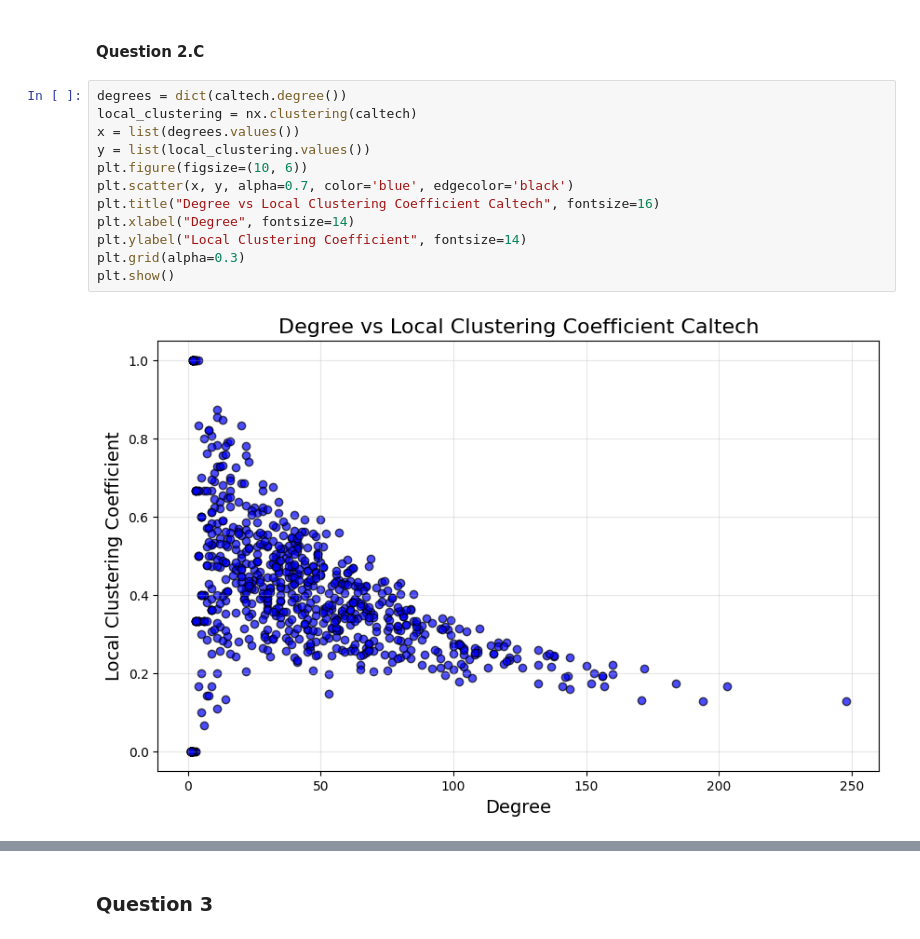
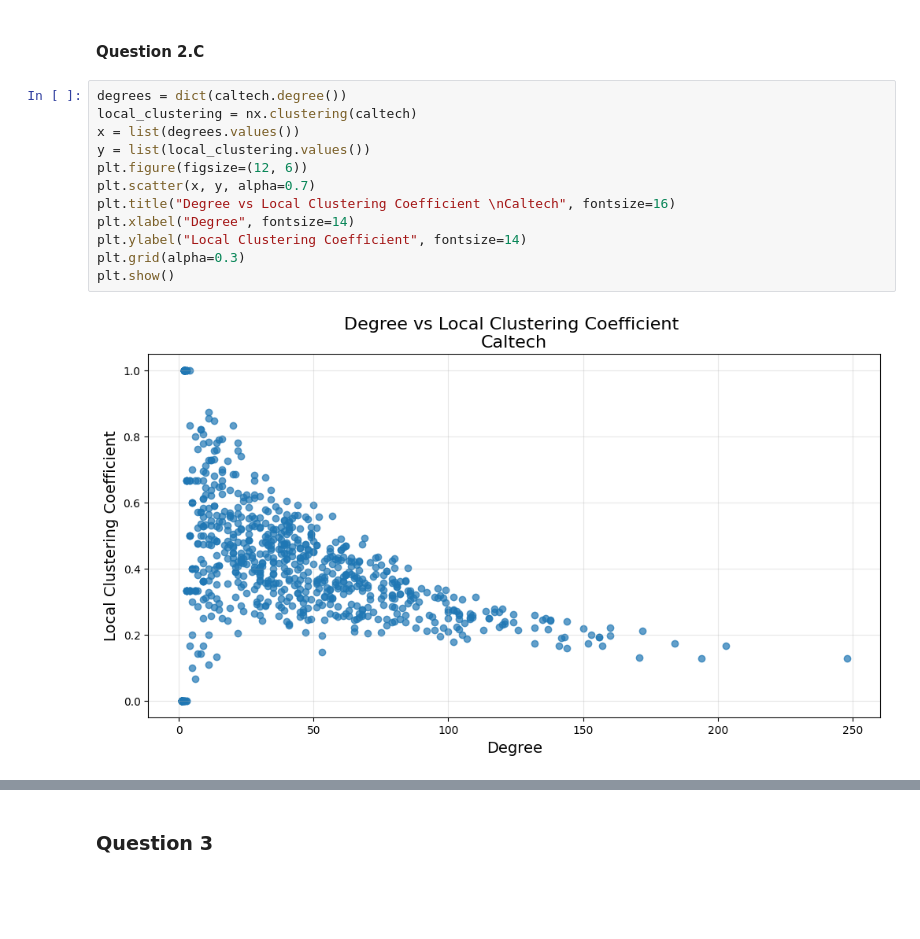
Before and after one commit to Hugo-NGN/Network-Analysis, a Jupyter notebook: Network_project.ipynb, the cells around one changed output, grey strips where cells are left out. Saved outputs shown, nothing was run; the diff lists cells and outputs as text; blank space fills up the shorter version.

```diff
--- a/Network_project.ipynb
+++ b/Network_project.ipynb
@@ -108,17 +109,17 @@ Johns Hopkins :
 # %%
 degrees = dict(caltech.degree())
 local_clustering = nx.clustering(caltech)
 x = list(degrees.values())
 y = list(local_clustering.values())
-plt.figure(figsize=(10, 6))
-plt.scatter(x, y, alpha=0.7, color='blue', edgecolor='black')
-plt.title("Degree vs Local Clustering Coefficient Caltech", fontsize=16)
+plt.figure(figsize=(12, 6))
+plt.scatter(x, y, alpha=0.7)
+plt.title("Degree vs Local Clustering Coefficient \nCaltech", fontsize=16)
 plt.xlabel("Degree", fontsize=14)
 plt.ylabel("Local Clustering Coefficient", fontsize=14)
 plt.grid(alpha=0.3)
 plt.show()
 # %% [output]
-[figure, old version]
+[figure, new version]
 # %%
 degrees = dict(mit.degree())
 local_clustering = nx.clustering(mit)
```
Also changed, not shown: parts of 13 cells of this notebook.
